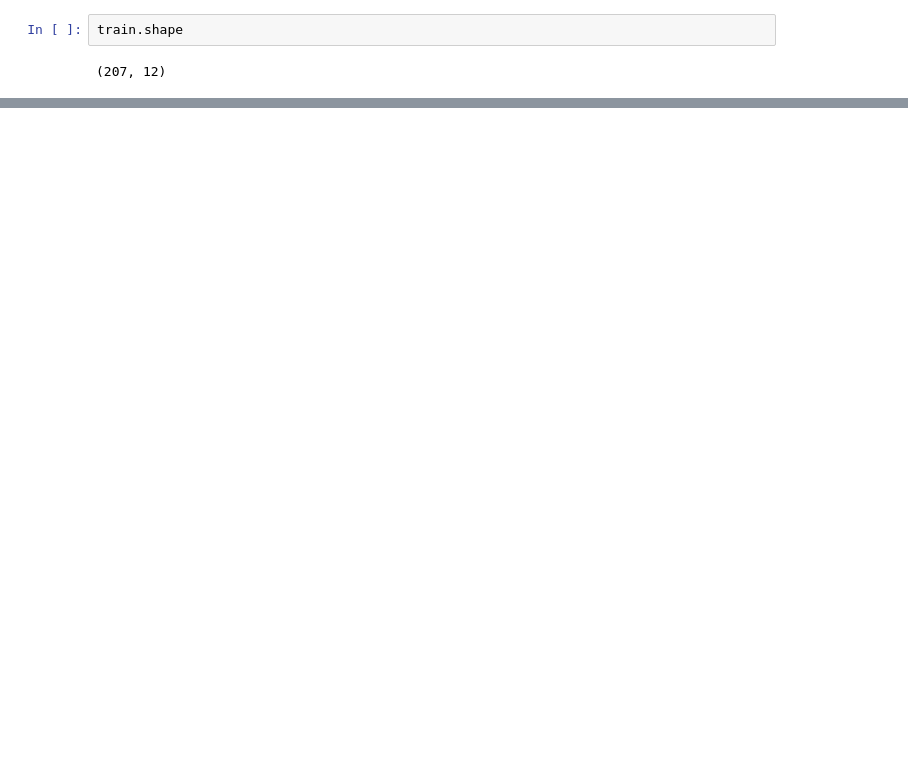
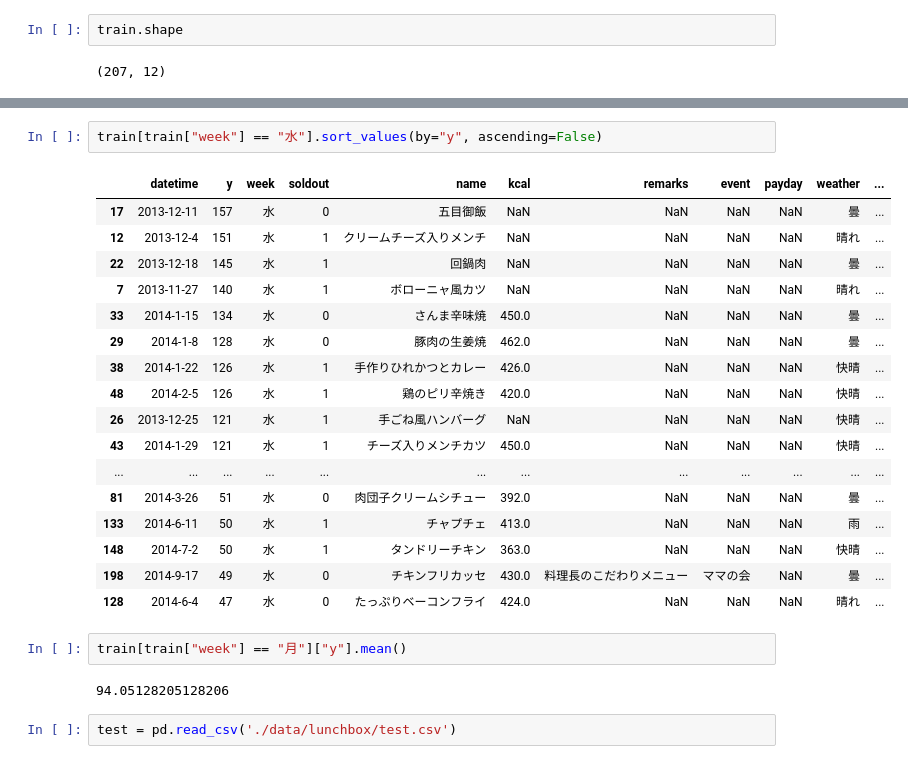
Before and after one commit to 02tYasui/data_science_practice, a Jupyter notebook: lunchbox.ipynb, the cells around one changed output, grey strips where cells are left out. Cells and saved outputs as stored; diff of their text form; blank space fills up the shorter version.

```diff
--- a/lunchbox.ipynb
+++ b/lunchbox.ipynb
@@ -29,0 +141,26 @@ train.shape
+# %%
+train[train["week"] == "水"].sort_values(by="y", ascending=False)
+# %% [output]
+|  | datetime | y | week | soldout | name | kcal | remarks | event | payday | weather | ... |
+| 17 | 2013-12-11 | 157 | 水 | 0 | 五目御飯 | NaN | NaN | NaN | NaN | 曇 | ... |
+| 12 | 2013-12-4 | 151 | 水 | 1 | クリームチーズ入りメンチ | NaN | NaN | NaN | NaN | 晴れ | ... |
+| 22 | 2013-12-18 | 145 | 水 | 1 | 回鍋肉 | NaN | NaN | NaN | NaN | 曇 | ... |
+| 7 | 2013-11-27 | 140 | 水 | 1 | ボローニャ風カツ | NaN | NaN | NaN | NaN | 晴れ | ... |
+| 33 | 2014-1-15 | 134 | 水 | 0 | さんま辛味焼 | 450.0 | NaN | NaN | NaN | 曇 | ... |
+| 29 | 2014-1-8 | 128 | 水 | 0 | 豚肉の生姜焼 | 462.0 | NaN | NaN | NaN | 曇 | ... |
+| 38 | 2014-1-22 | 126 | 水 | 1 | 手作りひれかつとカレー | 426.0 | NaN | NaN | NaN | 快晴 | ... |
+| 48 | 2014-2-5 | 126 | 水 | 1 | 鶏のピリ辛焼き | 420.0 | NaN | NaN | NaN | 快晴 | ... |
+| 26 | 2013-12-25 | 121 | 水 | 1 | 手ごね風ハンバーグ | NaN | NaN | NaN | NaN | 快晴 | ... |
+| 43 | 2014-1-29 | 121 | 水 | 1 | チーズ入りメンチカツ | 450.0 | NaN | NaN | NaN | 快晴 | ... |
+| ... | ... | ... | ... | ... | ... | ... | ... | ... | ... | ... | ... |
+| 81 | 2014-3-26 | 51 | 水 | 0 | 肉団子クリームシチュー | 392.0 | NaN | NaN | NaN | 曇 | ... |
+| 133 | 2014-6-11 | 50 | 水 | 1 | チャプチェ | 413.0 | NaN | NaN | NaN | 雨 | ... |
+| 148 | 2014-7-2 | 50 | 水 | 1 | タンドリーチキン | 363.0 | NaN | NaN | NaN | 快晴 | ... |
+| 198 | 2014-9-17 | 49 | 水 | 0 | チキンフリカッセ | 430.0 | 料理長のこだわりメニュー | ママの会 | NaN | 曇 | ... |
+| 128 | 2014-6-4 | 47 | 水 | 0 | たっぷりベーコンフライ | 424.0 | NaN | NaN | NaN | 晴れ | ... |
+# %%
+train[train["week"] == "月"]["y"].mean()
+# %% [output]
+94.05128205128206
+# %%
+test = pd.read_csv('./data/lunchbox/test.csv')
```
Also changed, not shown: parts of 13 cells of this notebook, 1 other file.
